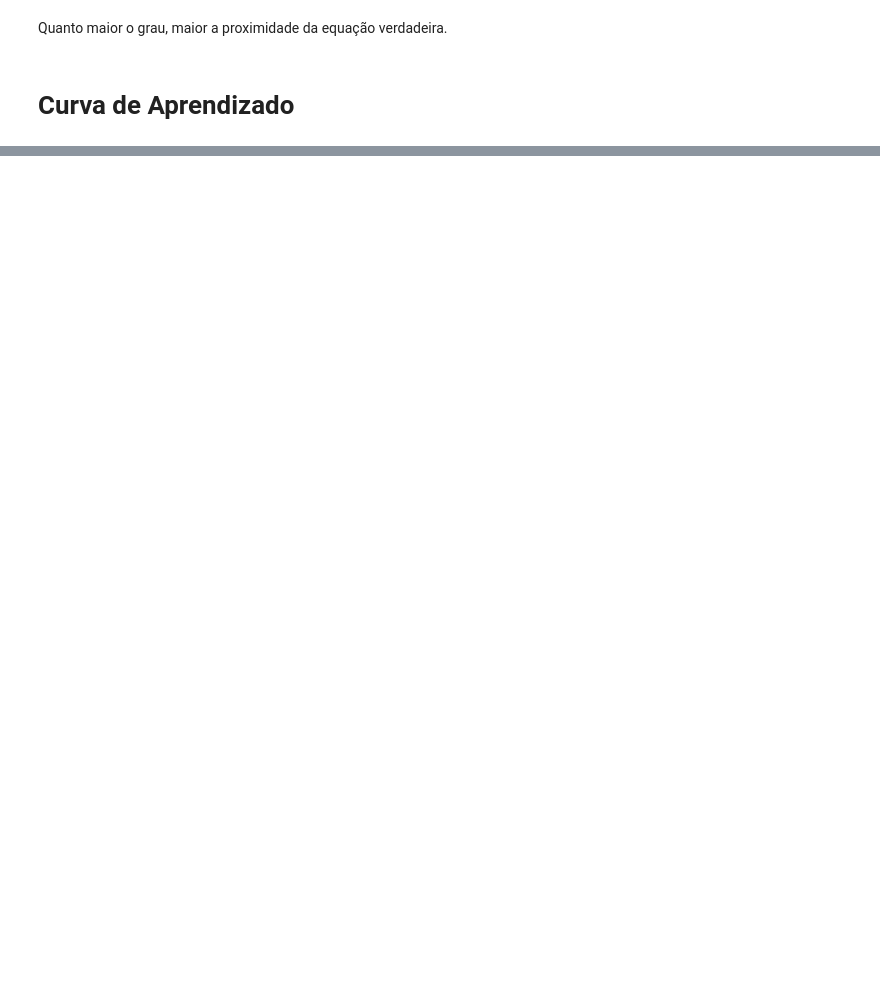
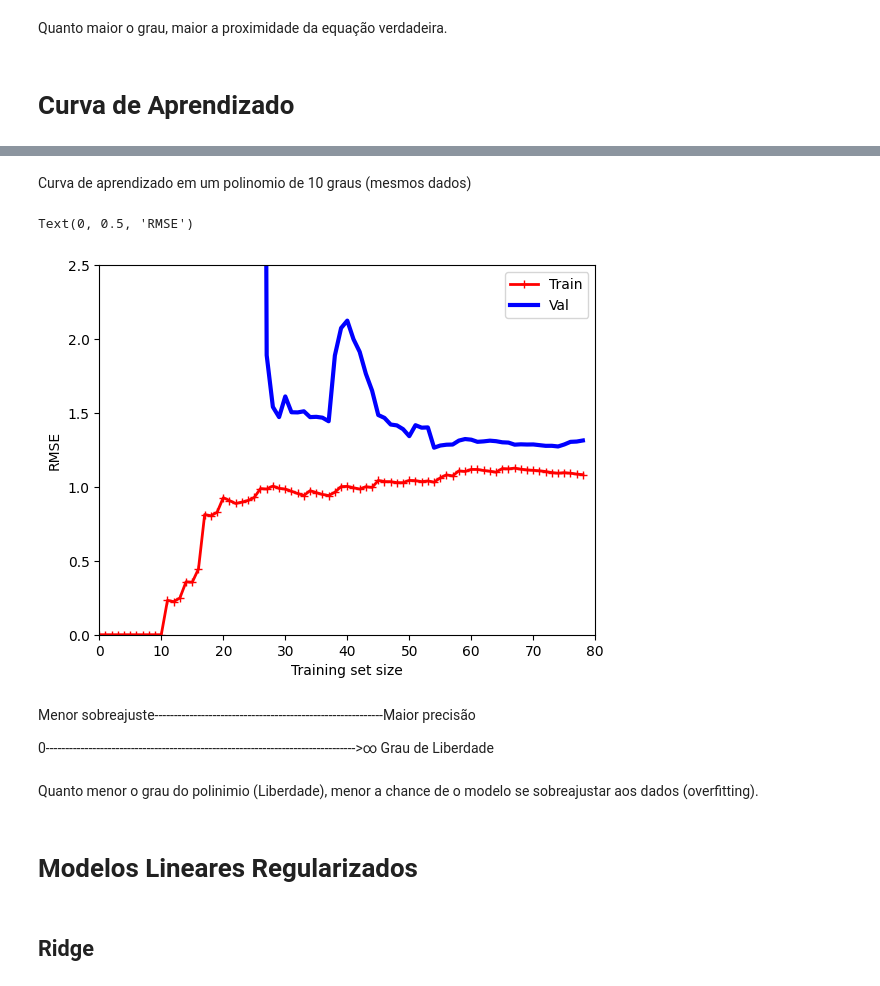
Before and after one commit to GuiRocDuarte/MachineLearning, a Jupyter notebook: 04-trainingModels.ipynb, the cells around one changed output, grey strips where cells are left out. Cells and saved outputs as stored; diff of their text form; code cells hidden in the pictures; blank space fills up the shorter version.

```diff
--- a/04-trainingModels.ipynb
+++ b/04-trainingModels.ipynb
@@ -208,0 +214,23 @@ plot_learning_curves(lin_reg, X, y)
+# %% [markdown]
+Curva de aprendizado em um polinomio de 10 graus (mesmos dados)
+# %%
+polynomial_regression = Pipeline([
+    ('poly_features', PolynomialFeatures(degree=10, include_bias=False)),
+    ('lin_reg', LinearRegression())
+])
+
+plot_learning_curves(polynomial_regression, X, y)
+plt.axis([0, 80, 0, 2.5])
+plt.xlabel('Training set size')
+plt.ylabel('RMSE')
+# %% [output]
+Text(0, 0.5, 'RMSE')
+[figure, added]
+# %% [markdown]
+Menor sobreajuste-----------------------------------------------------------Maior precisão
+
+0-------------------------------------------------------------------------------->∞         Grau de Liberdade
+# %% [markdown]
+Quanto menor o grau do polinimio (Liberdade), menor a chance de o modelo se sobreajustar aos dados (overfitting).
+# %% [markdown]
+# Modelos Lineares Regularizados
@@ -208,0 +242,2 @@ plot_learning_curves(lin_reg, X, y)
+# %% [markdown]
+## Ridge
```
Also changed, not shown: parts of 34 cells of this notebook.
